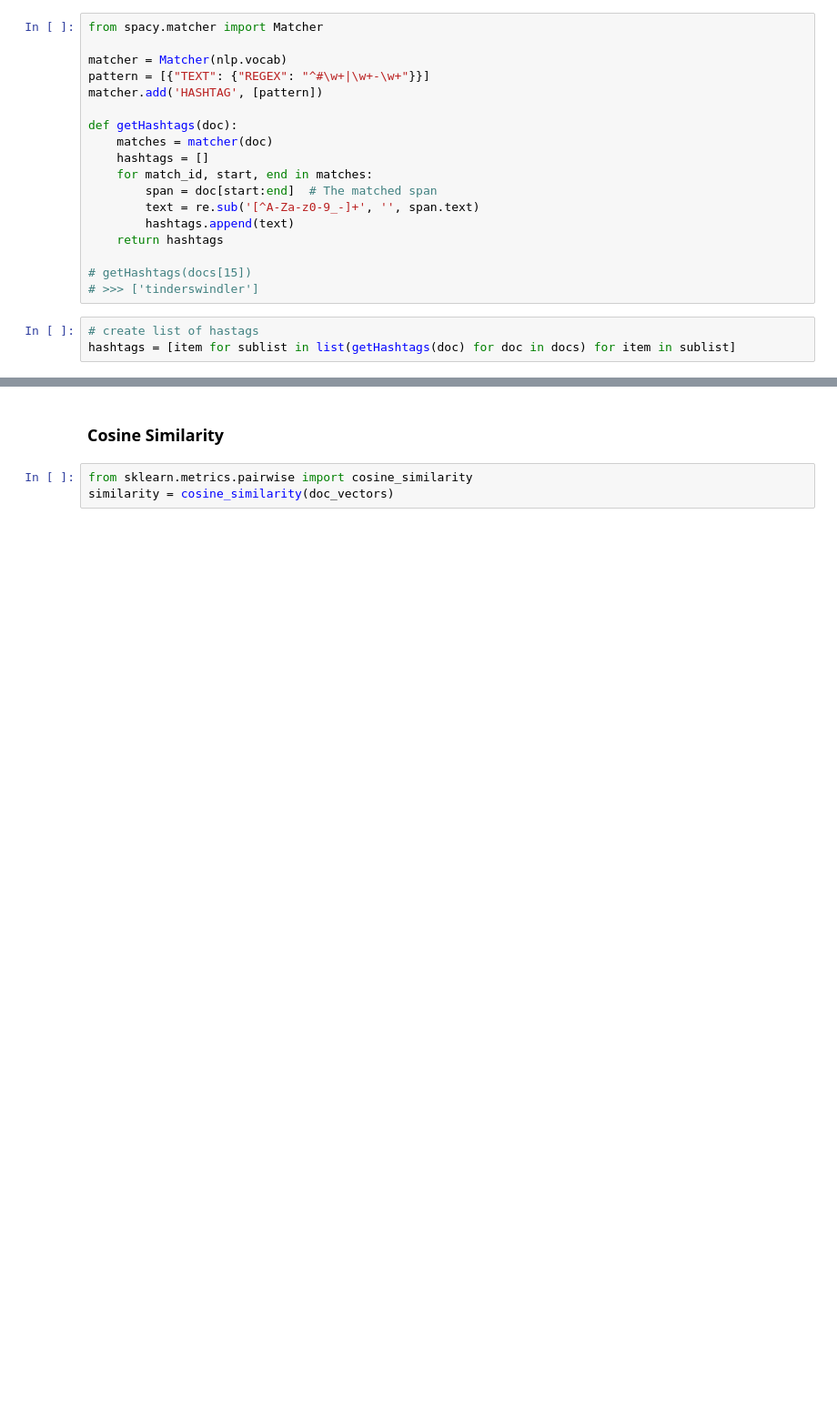
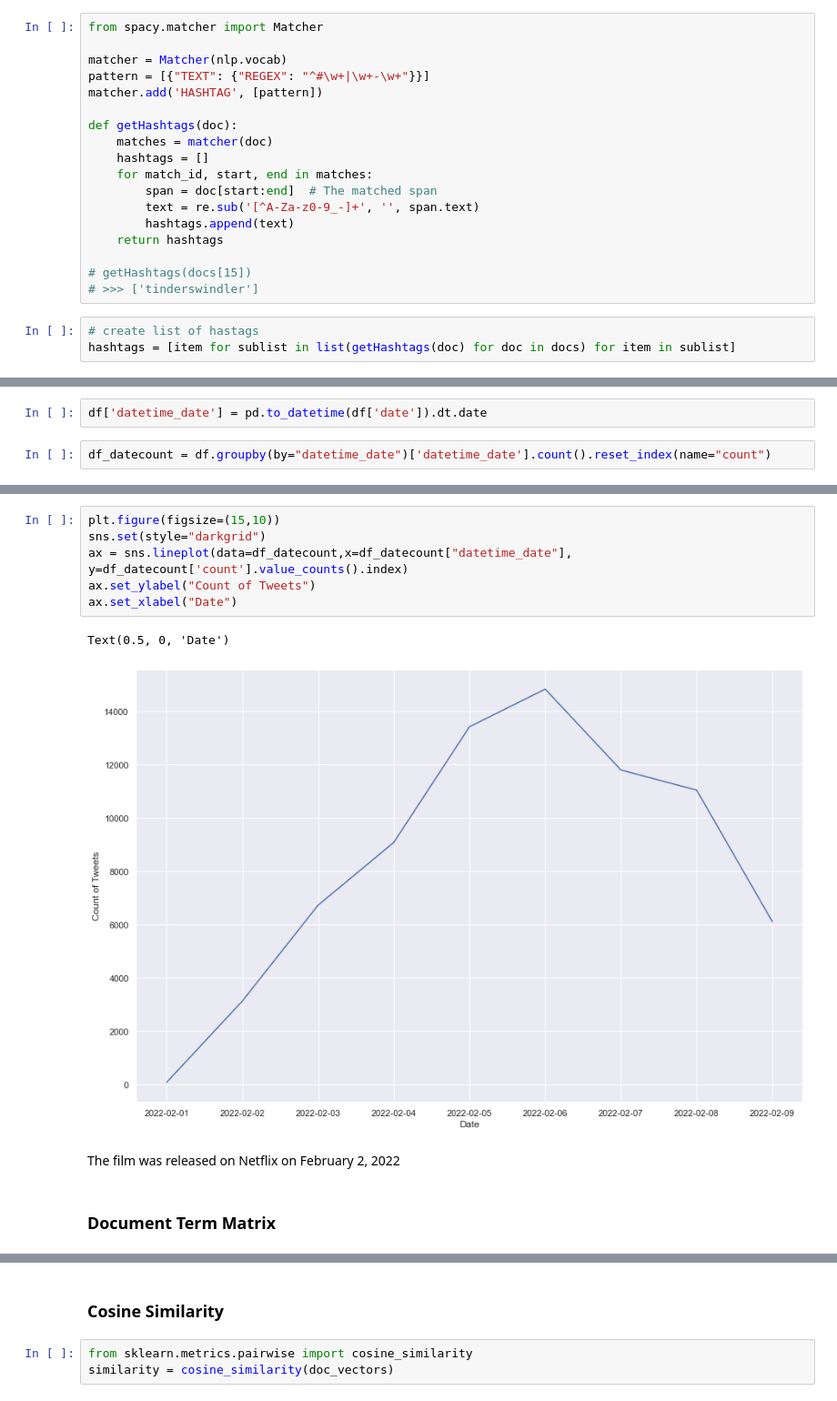
Before and after one commit to alexkneis/notebooks, a Jupyter notebook: text-analytics/tinder_swindler_tweets_analysis/tinder_swindler.ipynb, the cells around one changed output, grey strips where cells are left out. Shown: that part at 91% size. Drawn from its saved outputs; the diff is of its cells as text; blank space fills up the shorter version.

```diff
--- a/text-analytics/tinder_swindler_tweets_analysis/tinder_swindler.ipynb
+++ b/text-analytics/tinder_swindler_tweets_analysis/tinder_swindler.ipynb
@@ -134,0 +181,4 @@ counter.most_common(20)
+# %%
+df['datetime_date'] = pd.to_datetime(df['date']).dt.date
+# %%
+df_datecount = df.groupby(by="datetime_date")['datetime_date'].count().reset_index(name="count")
@@ -134,0 +198,13 @@ counter.most_common(20)
+# %%
+plt.figure(figsize=(15,10))
+sns.set(style="darkgrid")
+ax = sns.lineplot(data=df_datecount,x=df_datecount["datetime_date"], y=df_datecount['count'].value_counts().index)
+ax.set_ylabel("Count of Tweets")
+ax.set_xlabel("Date")
+# %% [output]
+Text(0.5, 0, 'Date')
+[figure, added]
+# %% [markdown]
+The film was released on Netflix on February 2, 2022
+# %% [markdown]
+### Document Term Matrix
```
Also changed, not shown: parts of 19 cells of this notebook.
